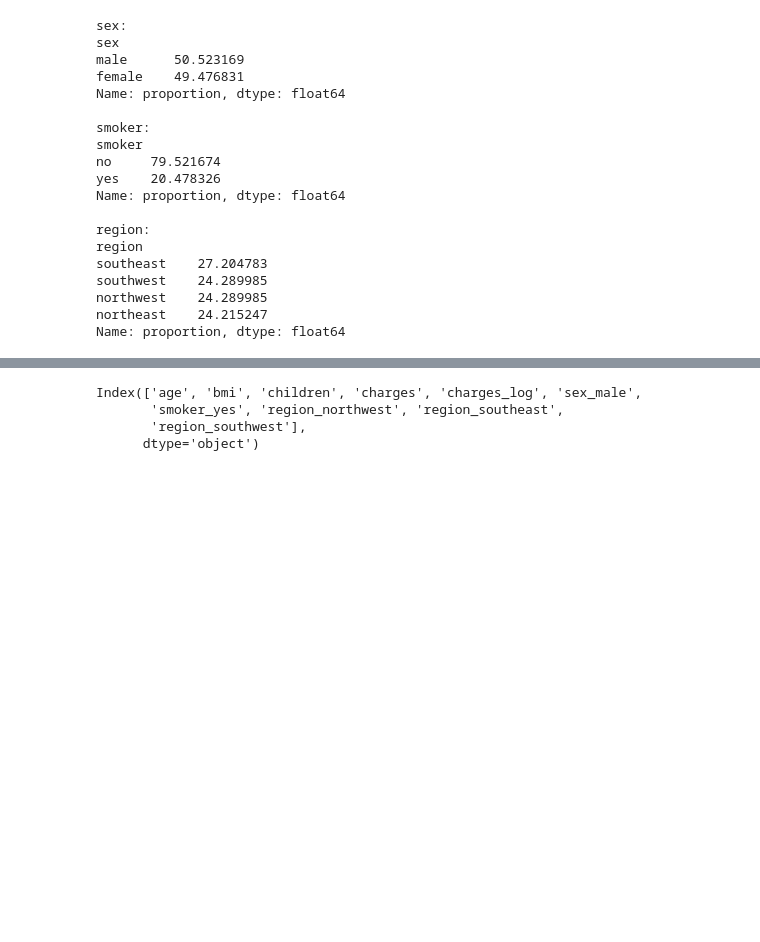
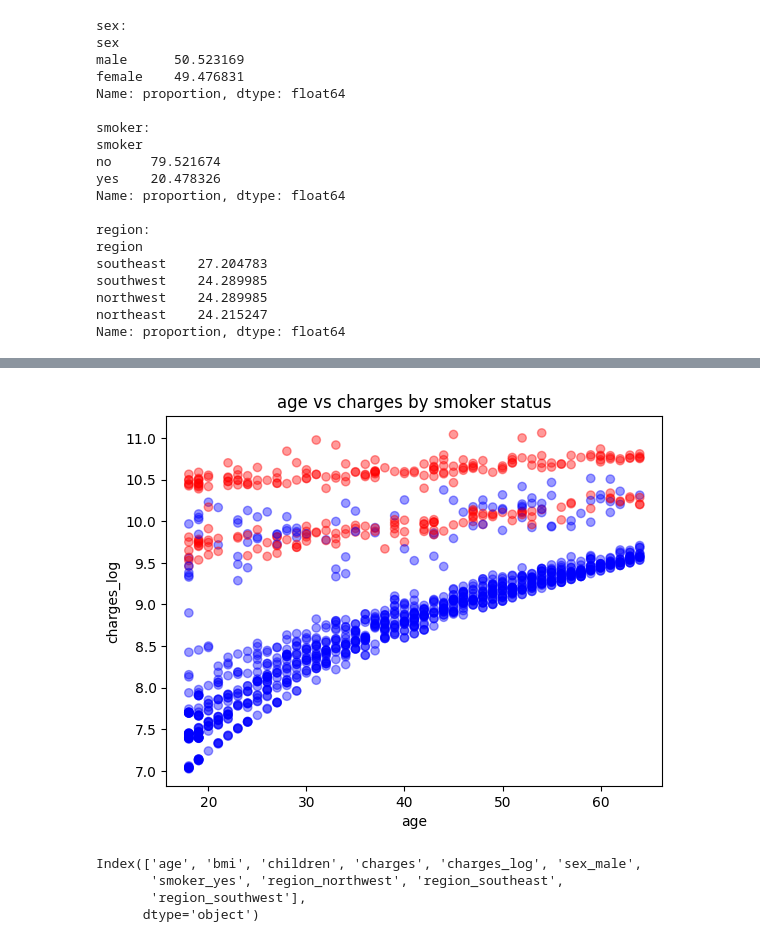
Before and after one commit to JagritiM123/medical_insurance, a Jupyter notebook: medical_insurance.ipynb, the cells around one changed output, grey strips where cells are left out. Cells and saved outputs as stored; diff of their text form; code cells hidden in the pictures; blank space fills up the shorter version.

```diff
--- a/medical_insurance.ipynb
+++ b/medical_insurance.ipynb
@@ -178,3 +190,15 @@ Name: proportion, dtype: float64
+# %%
+import matplotlib.pyplot as plt
+
+colors = insurance["smoker"].map({"yes": "red", "no": "blue"})
+
+plt.scatter(insurance["age"], insurance["charges_log"], c=colors, alpha=0.4)
+plt.xlabel("age")
+plt.ylabel("charges_log")
+plt.title("age vs charges by smoker status")
+plt.show()
+# %% [output]
+[figure, added]
 # %%
 insurance = pd.get_dummies(insurance, columns=["sex", "smoker", "region"], drop_first=True)
 print(insurance.columns)
```
Also changed, not shown: parts of 7 cells of this notebook.
